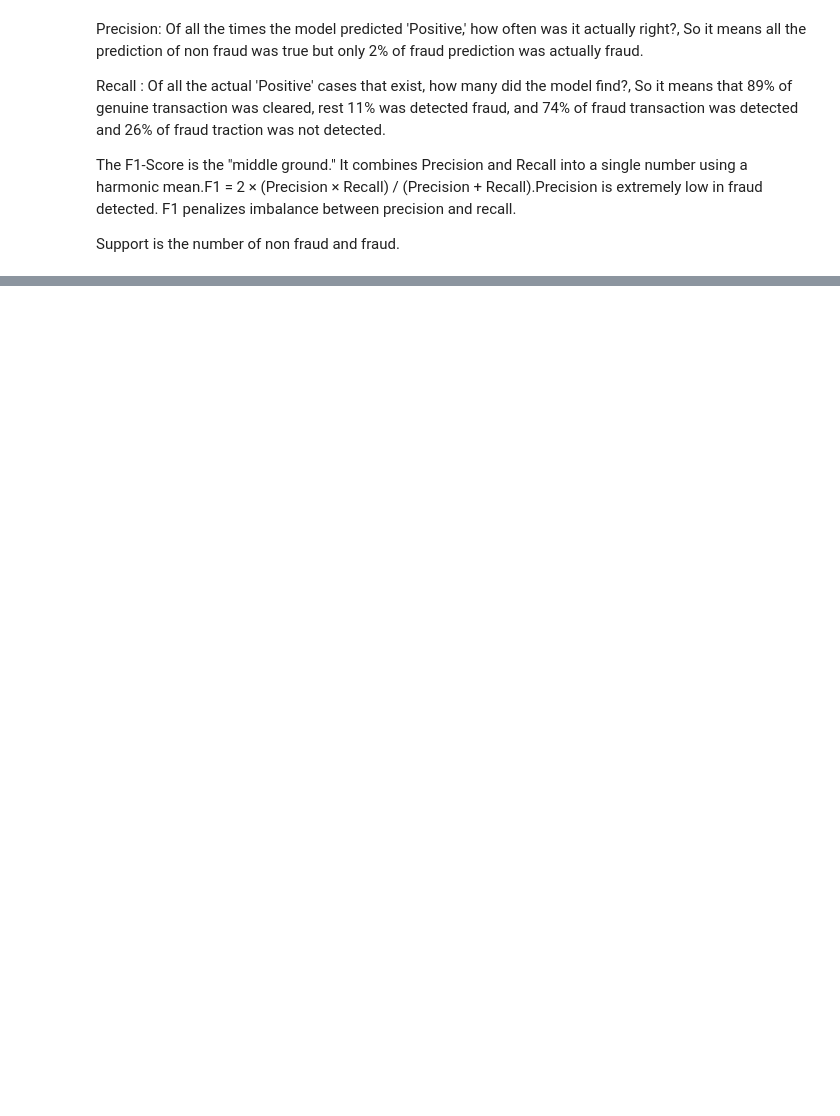
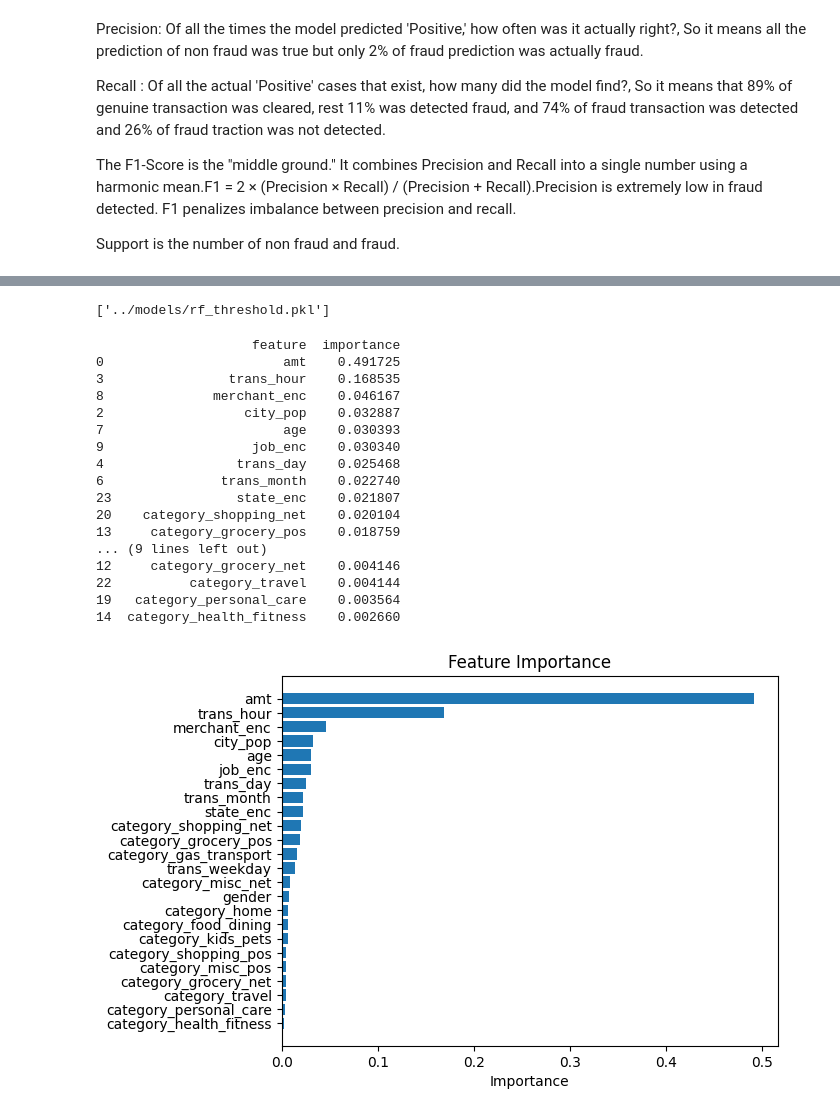
Before and after one commit to ineffablepuma/credit-card-fraud-detection, a Jupyter notebook: notebooks/03_model_training.ipynb, the cells around one changed output, grey strips where cells are left out. Drawn from its saved outputs; the diff is of its cells as text; code cells hidden in the pictures; blank space fills up the shorter version.

```diff
--- a/notebooks/03_model_training.ipynb
+++ b/notebooks/03_model_training.ipynb
@@ -124,0 +145,9 @@ Support is the number of non fraud and fraud.
+# %%
+from sklearn.ensemble import RandomForestClassifier
+rf = RandomForestClassifier(
+    n_estimators=200, #Number of decision trees in the forest,One decision tree can overfit.Many trees:Reduce variance,Improve generalization
+    class_weight='balanced',
+    random_state=42,
+    n_jobs=-1
+)
+rf.fit(X_train, y_train)
@@ -124,0 +378,47 @@ Support is the number of non fraud and fraud.
+# %%
+joblib.dump(rf, "../models/random_forest_fraud_model.pkl")
+joblib.dump(0.2, "../models/rf_threshold.pkl")
+# %% [output]
+['../models/rf_threshold.pkl']
+# %%
+import pandas as pd
+import matplotlib.pyplot as plt
+
+# Get feature importance
+importance = rf.feature_importances_
+
+# Create dataframe
+feature_importance_df = pd.DataFrame({
+    'feature': X.columns,
+    'importance': importance
+}).sort_values(by='importance', ascending=False)
+
+# Show
+print(feature_importance_df)
+
+# Plot
+plt.figure()
+plt.barh(feature_importance_df['feature'], feature_importance_df['importance'])
+plt.gca().invert_yaxis()
+plt.xlabel("Importance")
+plt.title("Feature Importance")
+plt.show()
+# %% [output]
+                    feature  importance
+0                       amt    0.491725
+3                trans_hour    0.168535
+8              merchant_enc    0.046167
+2                  city_pop    0.032887
+7                       age    0.030393
+9                   job_enc    0.030340
+4                 trans_day    0.025468
+6               trans_month    0.022740
+23                state_enc    0.021807
+20    category_shopping_net    0.020104
+13     category_grocery_pos    0.018759
+... (9 lines left out)
+12     category_grocery_net    0.004146
+22          category_travel    0.004144
+19   category_personal_care    0.003564
+14  category_health_fitness    0.002660
+[figure, added]
```
Also changed, not shown: parts of 31 cells of this notebook, 4 other files.
